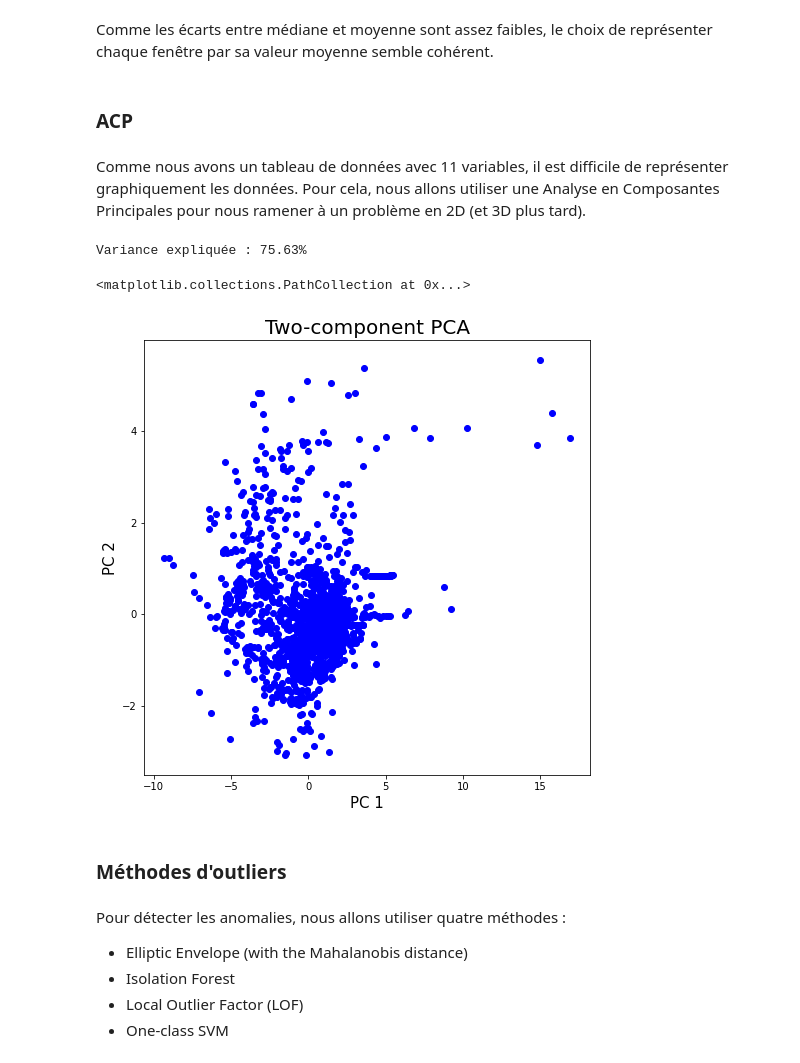
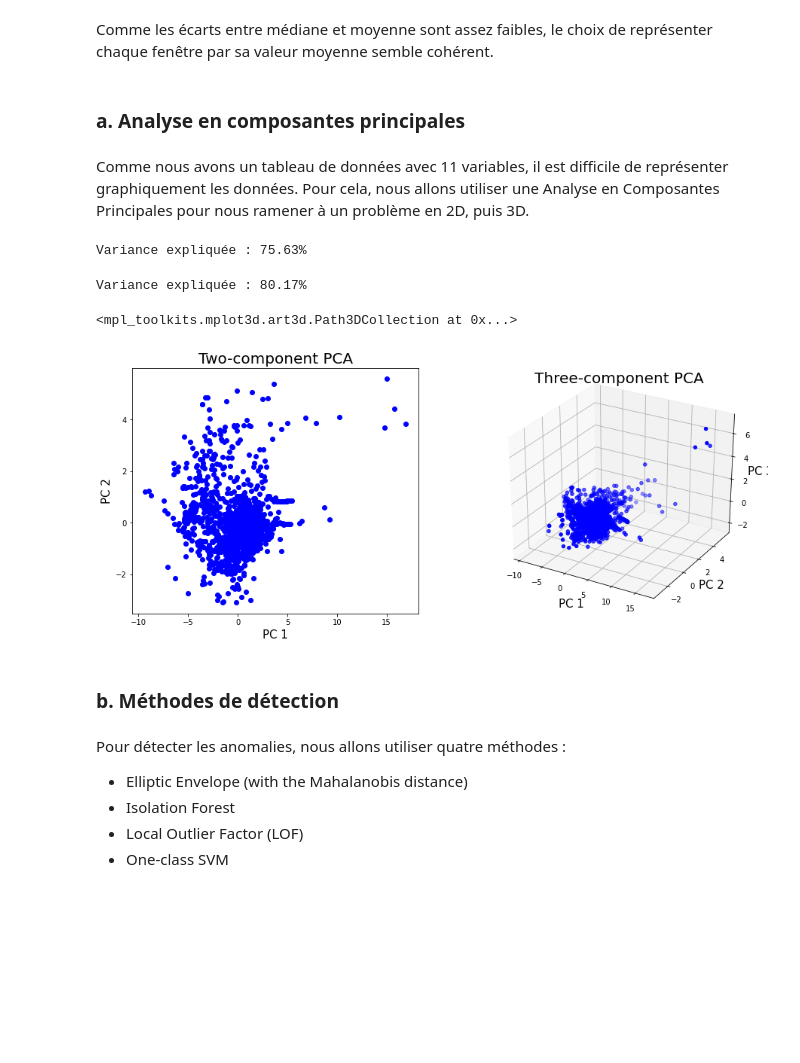
Before and after one commit to cdrutinus/ml-class-anomaly-detection, a Jupyter notebook: BE Plane's Windows.ipynb, the cells around one changed output. Cells and saved outputs as stored; diff of their text form; code cells hidden in the pictures; blank space fills up the shorter version.

```diff
--- a/BE Plane's Windows.ipynb
+++ b/BE Plane's Windows.ipynb
@@ -57,9 +78,9 @@ Ecart relatif maximal : 10.5
 # %% [markdown]
 Comme les écarts entre médiane et moyenne sont assez faibles, le choix de représenter chaque fenêtre par sa valeur moyenne semble cohérent.
-# %% [markdown]
-### ACP
+# %% [markdown]
+### <a id="sec2-1-1"></a> a. Analyse en composantes principales
 # %% [markdown]
-Comme nous avons un tableau de données avec 11 variables, il est difficile de représenter graphiquement les données. Pour cela, nous allons utiliser une Analyse en Composantes Principales pour nous ramener à un problème en 2D (et 3D plus tard).
+Comme nous avons un tableau de données avec 11 variables, il est difficile de représenter graphiquement les données. Pour cela, nous allons utiliser une Analyse en Composantes Principales pour nous ramener à un problème en 2D, puis 3D.
 # %%
 # ACP en 2D
 pca_mean = PCA(n_components=2)
@@ -74,20 +95,44 @@ principalDf = pd.DataFrame(data = principalComponents
 print("Variance expliquée : {}%".format(round(np.sum(pca_mean.explained_variance_ratio_)*100,2)))
 # %% [output]
 Variance expliquée : 75.63%
+# %%
+# ACP en 3D
+pca3_mean = PCA(n_components=3)
+
+principalComponents3 = pca3_mean.fit_transform(df_mean)
+
+# Tableau de coordonnées des données initiales dans le plan principal
+principalDf3 = pd.DataFrame(data = principalComponents3
+             , columns = ['principal component 1', 'principal component 2', 'principal component 3'])
+
+# Variance expliquée par les deux composantes principales
+print("Variance expliquée : {}%".format(round(np.sum(pca3_mean.explained_variance_ratio_)*100,2)))
+# %% [output]
+Variance expliquée : 80.17%
 # %%
-# Représentation dans le plan principal
+# Représentation dans l'espace principal (2D et 3D)
 
-fig = plt.figure(figsize = (8,8))
-ax = fig.add_subplot(1,1,1)
+fig = plt.figure(figsize = (15,6))
+
+ax = fig.add_subplot(1,2,1)
 ax.set_xlabel('PC 1', fontsize = 15)
 ax.set_ylabel('PC 2', fontsize = 15)
 ax.set_title('Two-component PCA', fontsize = 20)
 plt.scatter(principalDf["principal component 1"], principalDf["principal component 2"], color='b')
+
+
+ax3 = fig.add_subplot(1,2,2,projection='3d')
+#ax3 = plt.axes(projection='3d')
+ax3.set_xlabel('PC 1', fontsize = 15)
+ax3.set_ylabel('PC 2', fontsize = 15)
+ax3.set_zlabel('PC 3', fontsize = 15)
+ax3.set_title('Three-component PCA', fontsize = 20)
+ax3.scatter3D(principalDf3["principal component 1"], principalDf3["principal component 2"], principalDf3["principal component 3"], color='b')
 # %% [output]
-<matplotlib.collections.PathCollection at 0x...>
+<mpl_toolkits.mplot3d.art3d.Path3DCollection at 0x...>
-[figure, old version]
+[figure, new version]
-# %% [markdown]
-### Méthodes d'outliers
+# %% [markdown]
+### <a id="sec2-1-2"></a> b. Méthodes de détection
 # %% [markdown]
 Pour détecter les anomalies, nous allons utiliser quatre méthodes :
 - Elliptic Envelope (with the Mahalanobis distance)
```
Also changed, not shown: parts of 36 cells of this notebook.
